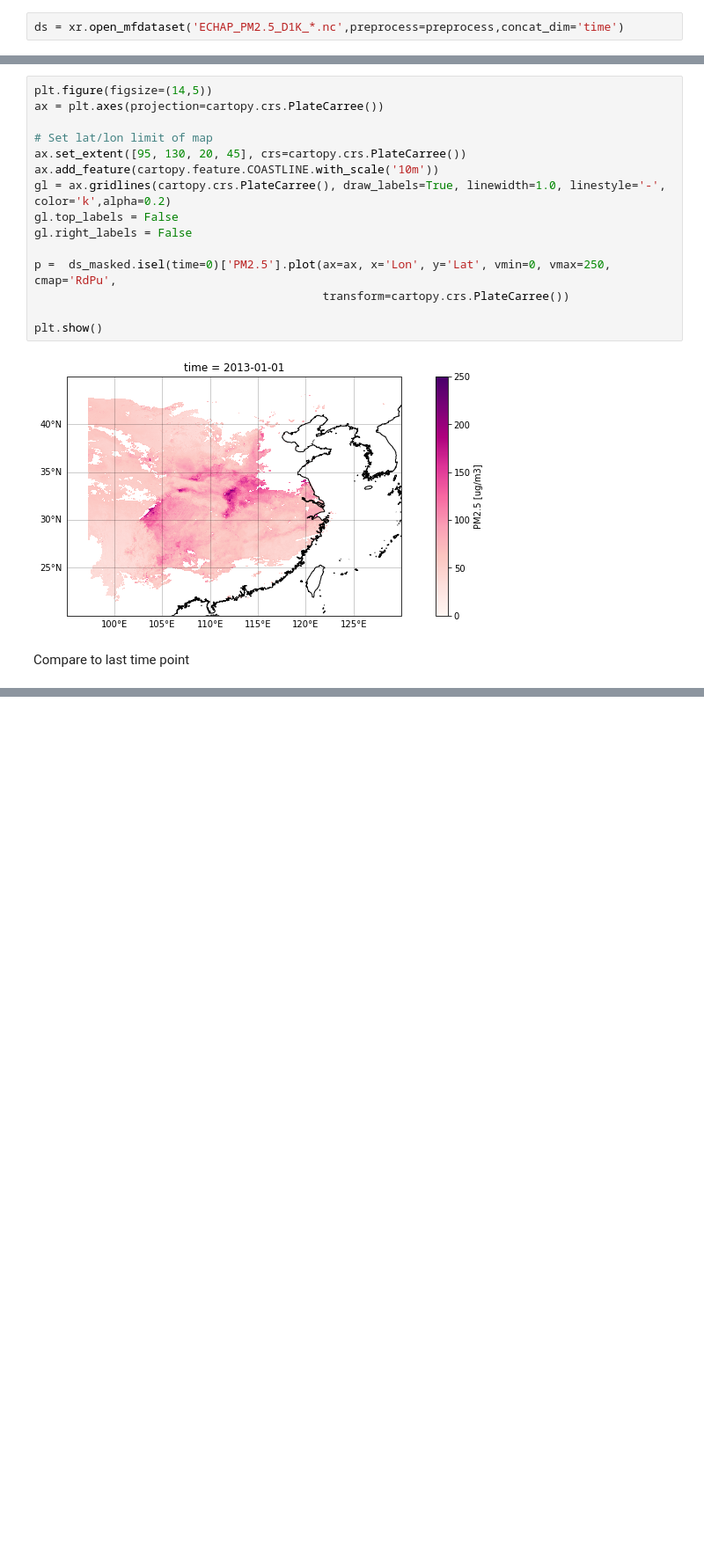
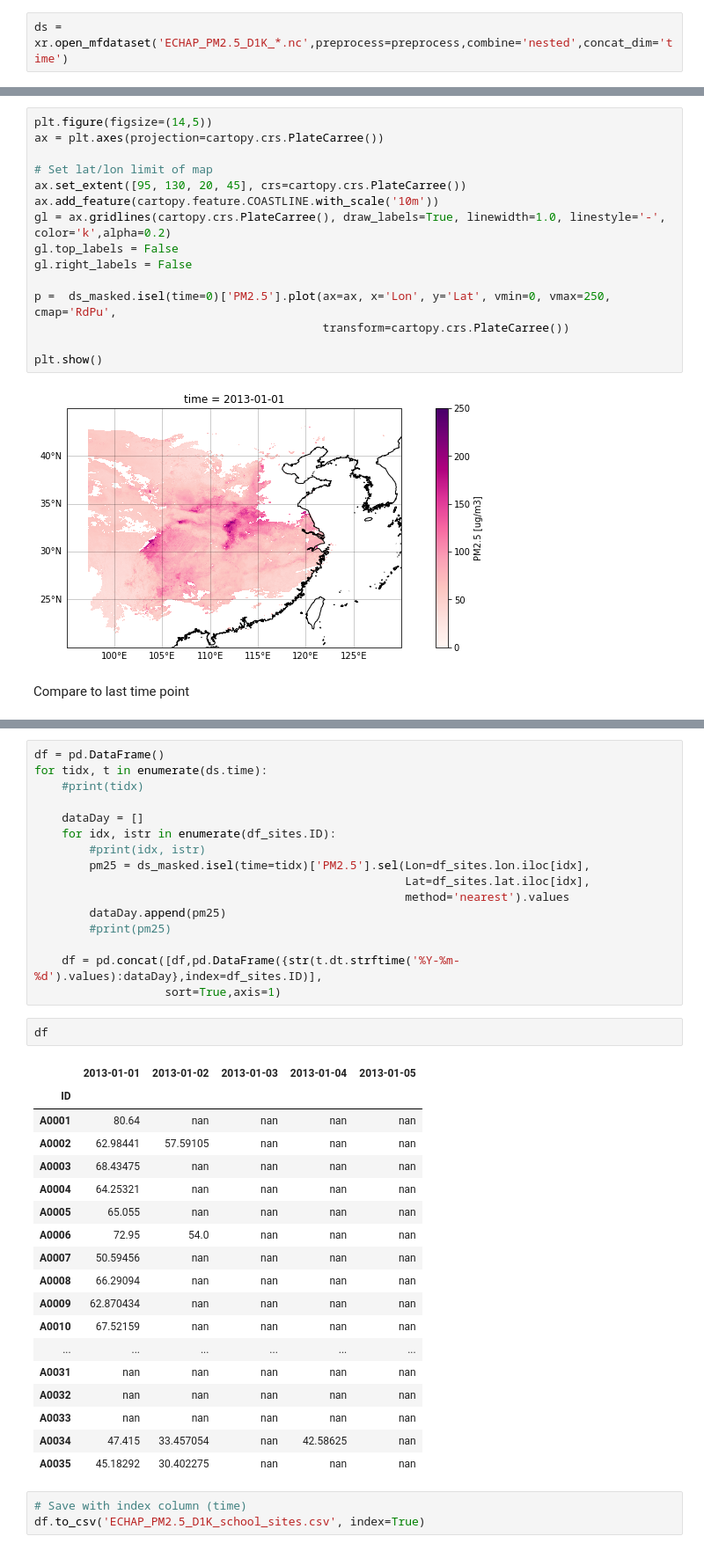
Before and after one commit to jetesdal/notebooks, a Jupyter notebook: ChinaHighPM2.5_example.ipynb, the cells around one changed output, grey strips where cells are left out. Shown: that part at 88% size. Cells and saved outputs as stored; diff of their text form; blank space fills up the shorter version.

```diff
--- a/ChinaHighPM2.5_example.ipynb
+++ b/ChinaHighPM2.5_example.ipynb
@@ -62,7 +61,7 @@ def preprocess(_ds):
     _ds['time'] = datetime.datetime(yr, 1, 1) + datetime.timedelta(day - 1)
     return _ds
 # %%
-ds = xr.open_mfdataset('ECHAP_PM2.5_D1K_*.nc',preprocess=preprocess,concat_dim='time')
+ds = xr.open_mfdataset('ECHAP_PM2.5_D1K_*.nc',preprocess=preprocess,combine='nested',concat_dim='time')
 # %%
 # Assuming coordinates are the same for each time, we can pick first time
 ds['Lat'] = ds.Lat.isel(time=0)
@@ -112,0 +128,40 @@ plt.show()
+# %%
+df = pd.DataFrame()
+for tidx, t in enumerate(ds.time):
+    #print(tidx)
+
+    dataDay = []
+    for idx, istr in enumerate(df_sites.ID):
+        #print(idx, istr)
+        pm25 = ds_masked.isel(time=tidx)['PM2.5'].sel(Lon=df_sites.lon.iloc[idx],
+                                                      Lat=df_sites.lat.iloc[idx],
+                                                      method='nearest').values
+        dataDay.append(pm25)
+        #print(pm25)
+
+    df = pd.concat([df,pd.DataFrame({str(t.dt.strftime('%Y-%m-%d').values):dataDay},index=df_sites.ID)],
+                   sort=True,axis=1)
+# %%
+df
+# %% [output]
+|  | 2013-01-01 | 2013-01-02 | 2013-01-03 | 2013-01-04 | 2013-01-05 |
+| ID |  |  |  |  |  |
+| A0001 | 80.64 | nan | nan | nan | nan |
+| A0002 | 62.98441 | 57.59105 | nan | nan | nan |
+| A0003 | 68.43475 | nan | nan | nan | nan |
+| A0004 | 64.25321 | nan | nan | nan | nan |
+| A0005 | 65.055 | nan | nan | nan | nan |
+| A0006 | 72.95 | 54.0 | nan | nan | nan |
+| A0007 | 50.59456 | nan | nan | nan | nan |
+| A0008 | 66.29094 | nan | nan | nan | nan |
+| A0009 | 62.870434 | nan | nan | nan | nan |
+| A0010 | 67.52159 | nan | nan | nan | nan |
+| ... | ... | ... | ... | ... | ... |
+| A0031 | nan | nan | nan | nan | nan |
+| A0032 | nan | nan | nan | nan | nan |
+| A0033 | nan | nan | nan | nan | nan |
+| A0034 | 47.415 | 33.457054 | nan | 42.58625 | nan |
+| A0035 | 45.18292 | 30.402275 | nan | nan | nan |
+# %%
+# Save with index column (time)
+df.to_csv('ECHAP_PM2.5_D1K_school_sites.csv', index=True)
```
Also changed, not shown: parts of 8 cells of this notebook.
